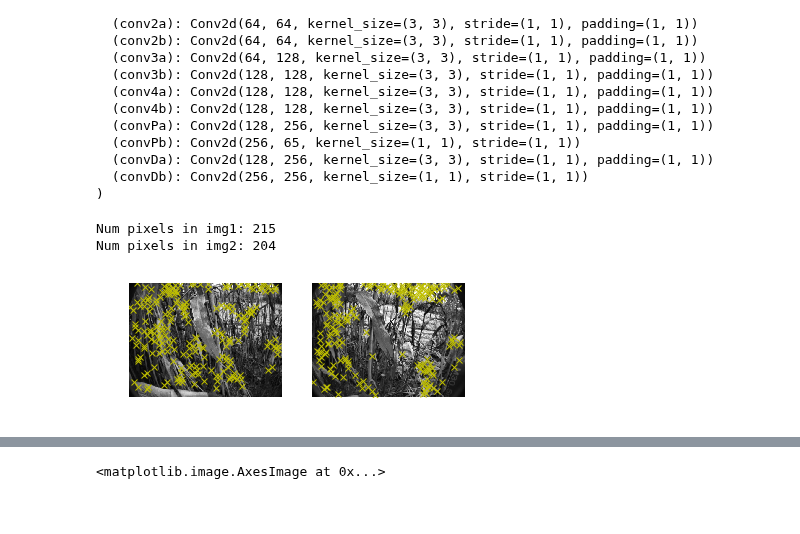
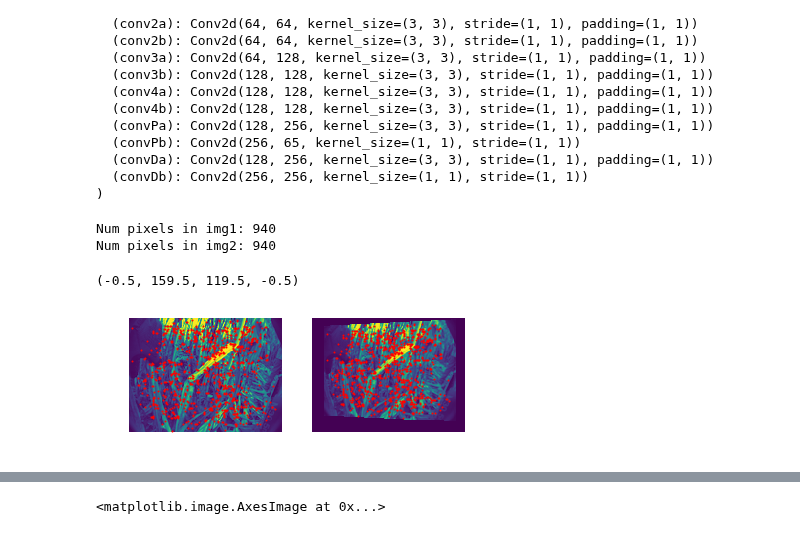
Before and after one commit to srini-cmu/specialized-superpoint, a Jupyter notebook: inference.ipynb, the cells around one changed output, grey strips where cells are left out. Drawn from its saved outputs; the diff is of its cells as text; code cells hidden in the pictures.

```diff
--- a/inference.ipynb
+++ b/inference.ipynb
@@ -23,15 +23,15 @@ from homography import *
 # %%
 DEVICE = "cuda" if torch.cuda.is_available() else "cpu"
 # %%
-base_model_file = 'e_400_a_10.8703.dict'
+#base_model_file = '../e_400_a_10.8703.dict'
+base_model_file = '../e_70_a_8431.2081.dict'
 #base_model_file = 'superpoint_v1.pth'
-#desc_model_file = '20181202_train/e_49_a_90.2644.dict'
-desc_model_file = 'superpoint_v1.pth'
-#dataset_path = 'datasets/plant_data/test/low_res/'
-dataset_path = 'datasets/plant_data/train/high_res/'
-plant_imgs = ['vc_right_062_1501774301.46.jpg','vc_left_062_1501774301.46.jpg']
-#plant_imgs = ['qc_left_tl_012_1481830511.95.png','qc_left_tr_011_1481830511.42.png']
-#plant_imgs = ['qc_left_tl_012_1481830511.95.png','qc_left_tl_012_1481830511.95.png']
+desc_model_file = '../e_70_a_8431.2081.dict'
+#desc_model_file = 'superpoint_v1.pth'
+dataset_path = '../plant_data/train/high_res/'
+plant_imgs = ['vc_left_024_1501769911.73.jpg','vc_left_015_1501602486.74.jpg']
+gt_im1 = np.load('../plant_data/train/high_res/vc_left_024_1501769911.73_homography.npy')
+gt_im2 = np.load('../plant_data/train/high_res/vc_left_015_1501604924.04_homography.npy')
 #plant_imgs = os.listdir(dataset_path)[0:2]
 print(plant_imgs)
 # %% [output]
@@ -118,32 +133,40 @@ def extract_pixel_coordinates(img,ipt):
     pixel_locs = pixel_locs[:counter-1]
     return pixel_locs
 # %%
-pixel_locs1 = extract_pixel_coordinates(img1,ipt1.detach())
-pixel_locs2 = extract_pixel_coordinates(img2,ipt2.detach())
+#pixel_locs1 = extract_pixel_coordinates(img1,ipt1.detach())
+#pixel_locs2 = extract_pixel_coordinates(img2,ipt2.detach())
+#pixel_locs1_w = extract_pixel_coordinates(warp_ed_im1_torch,ipt1_waped.detach())
+pixel_locs1 = torch.from_numpy(gt_im1)
+pixel_locs2 = torch.from_numpy(gt_im2)
+pixel_locs1_w = torch.from_numpy(wa_im1)
 
 print('Num pixels in img1:',len(pixel_locs1))
-print('Num pixels in img2:',len(pixel_locs2))
+print('Num pixels in img2:',len(pixel_locs1_w))
 #print(pixel_locs1)
 #print(pixel_locs2)
 #print(ipt2)
 # %% [output]
-Num pixels in img1: 215
-Num pixels in img2: 204
+Num pixels in img1: 940
+Num pixels in img2: 940
 # %%
 fig=plt.figure()
 plt.subplot(1,2,2)
-plt.imshow(Image.open(dataset_path+plant_imgs[1]).resize((int(400),int(300)),Image.ANTIALIAS))
-plt.plot(pixel_locs2[:,1].numpy(),pixel_locs2[:,0].numpy(),'xy')
+#plt.imshow(Image.open(dataset_path+plant_imgs[1]).resize((int(160),int(120)),Image.ANTIALIAS))
+plt.imshow(warped_im1)
+plt.plot(pixel_locs1_w[:,0].numpy(),pixel_locs1_w[:,1].numpy(),'.r',markersize=2)
 plt.axis('off')
+# plt.savefig('foo.png',dpi=300)
 plt.subplot(1,2,1)
-plt.imshow(Image.open(dataset_path+plant_imgs[0]).resize((int(400),int(300)),Image.ANTIALIAS))
-plt.plot(pixel_locs1[:,1].numpy(),pixel_locs1[:,0].numpy(),'xy')
+plt.imshow(Image.open(dataset_path+plant_imgs[0]).resize((int(160),int(120)),Image.ANTIALIAS))
+plt.plot(pixel_locs1[:,0].numpy(),pixel_locs1[:,1].numpy(),'.r',markersize=2)
 plt.axis('off')
-plt.show()
+#plt.savefig('foo.png',dpi=300, )
+# plt.show()
 
 #pdb.set_trace()
 # %% [output]
+(-0.5, 159.5, 119.5, -0.5)
-[figure, old version]
+[figure, new version]
 # %%
 def descriptor_head(desc_raw):
     desc = F.interpolate(desc_raw, scale_factor=8, mode='bilinear', align_corners=False)
```
Also changed, not shown: parts of 8 cells of this notebook, 4 other files.
